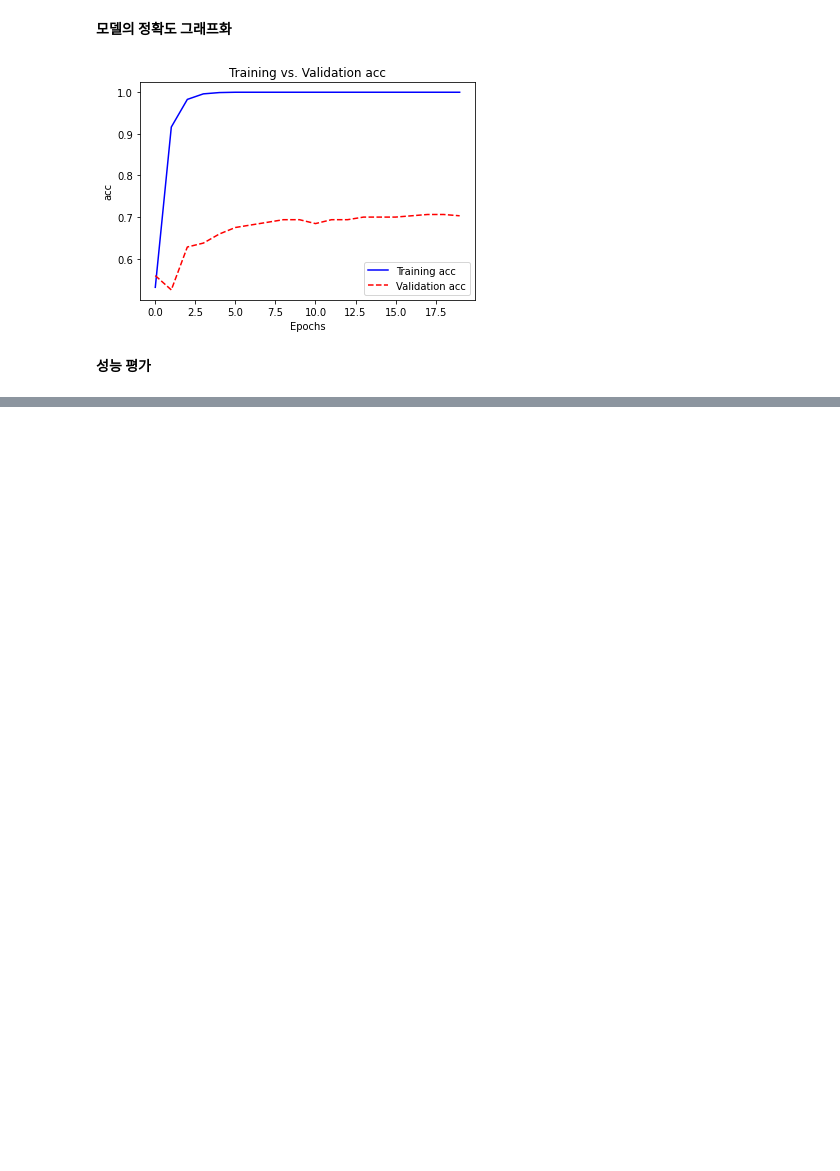
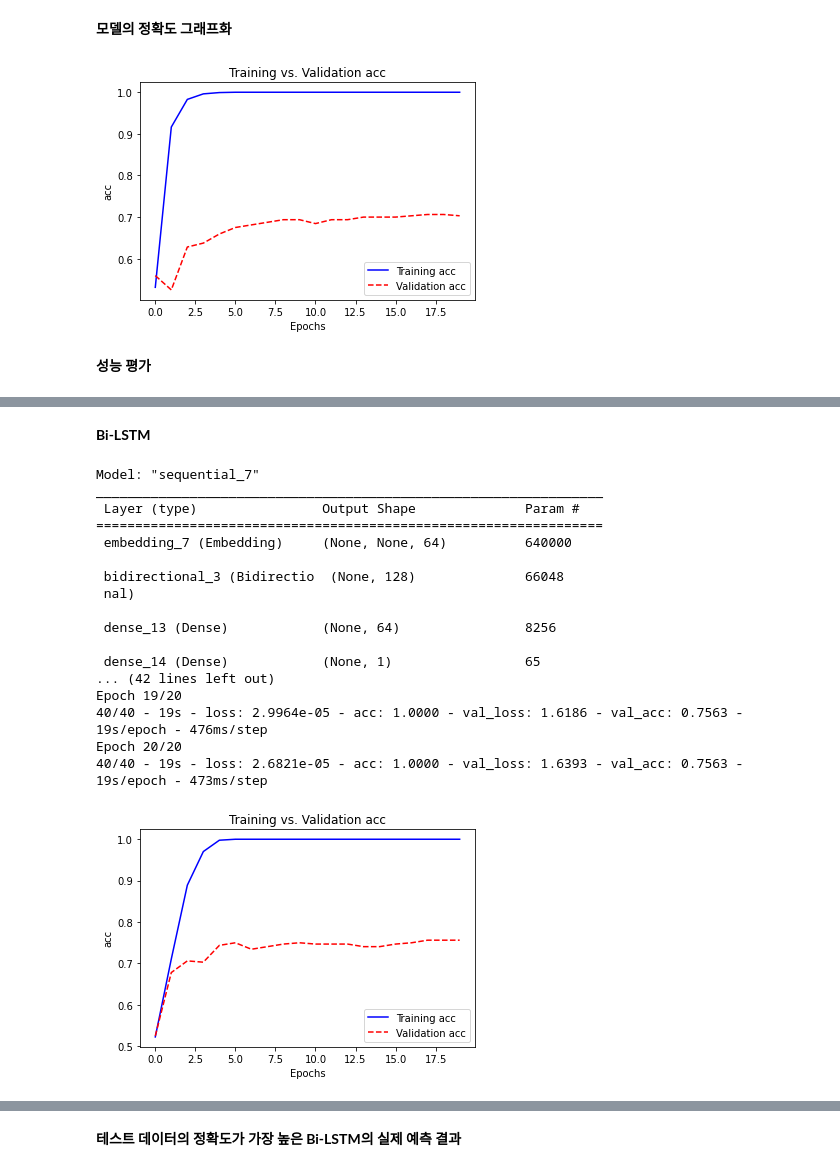
Before and after one commit to CaFeCoKe/TextMining, a Jupyter notebook: Chapter 10/Document_Classification_DNN.ipynb, the cells around one changed output, grey strips where cells are left out. Saved outputs shown, nothing was run; the diff lists cells and outputs as text; code cells hidden in the pictures; blank space fills up the shorter version.

```diff
--- a/Chapter 10/Document_Classification_DNN.ipynb
+++ b/Chapter 10/Document_Classification_DNN.ipynb
@@ -172,0 +297,45 @@ print(f'#Test accuracy:{score[1]:.3f}')
+# %% [markdown]
+**Bi-LSTM**
+# %%
+from keras.layers import LSTM, Bidirectional
+
+model = Sequential([
+    Embedding(max_words, 64),
+    Bidirectional(LSTM(64)),    # simple RNN 대신 bidirectional LSTM을 사용
+    Dense(64, activation='relu'),
+    Dense(1, activation='sigmoid')
+])
+model.summary()
+
+model.compile(optimizer='adam', loss='binary_crossentropy', metrics=['acc'])
+
+history = model.fit(X_train,
+                    y_train,
+                    epochs=20,
+                    verbose=2,
+                    validation_split=0.2)
+
+plot_results(history, 'acc')
+
+# 테스트 셋으로 학습된 모형의 성능을 평가
+score = model.evaluate(X_test, y_test)
+print(f'Test accuracy:{score[1]:.3f}')
+# %% [output]
+Model: "sequential_7"
+_________________________________________________________________
+ Layer (type)                Output Shape              Param #
+=================================================================
+ embedding_7 (Embedding)     (None, None, 64)          640000
+
+ bidirectional_3 (Bidirectio  (None, 128)              66048
+ nal)
+
+ dense_13 (Dense)            (None, 64)                8256
+
+ dense_14 (Dense)            (None, 1)                 65
+... (42 lines left out)
+Epoch 19/20
+40/40 - 19s - loss: 2.9964e-05 - acc: 1.0000 - val_loss: 1.6186 - val_acc: 0.7563 - 19s/epoch - 476ms/step
+Epoch 20/20
+40/40 - 19s - loss: 2.6821e-05 - acc: 1.0000 - val_loss: 1.6393 - val_acc: 0.7563 - 19s/epoch - 473ms/step
+[figure, added]
@@ -172,0 +344,2 @@ print(f'#Test accuracy:{score[1]:.3f}')
+# %% [markdown]
+**테스트 데이터의 정확도가 가장 높은 Bi-LSTM의 실제 예측 결과**
```
Also changed, not shown: parts of 18 cells of this notebook.
